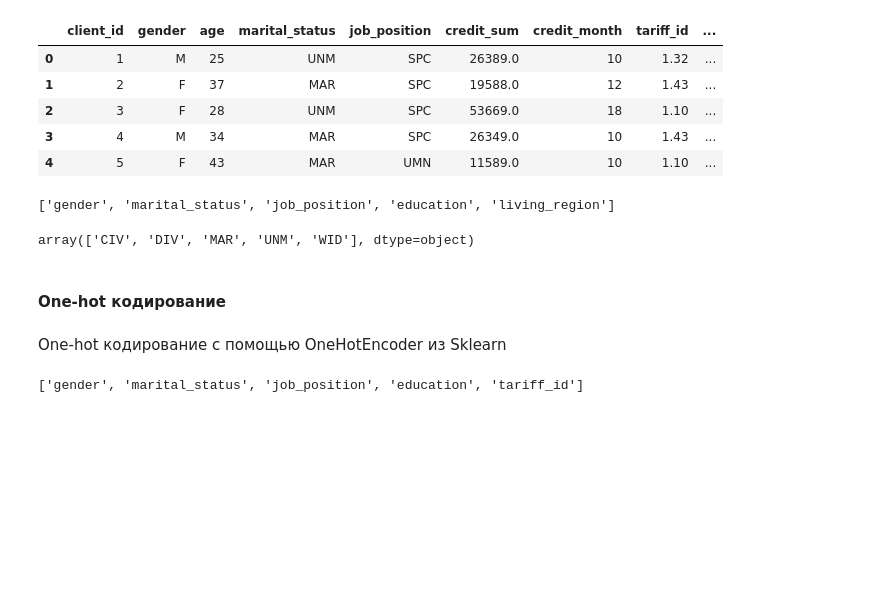
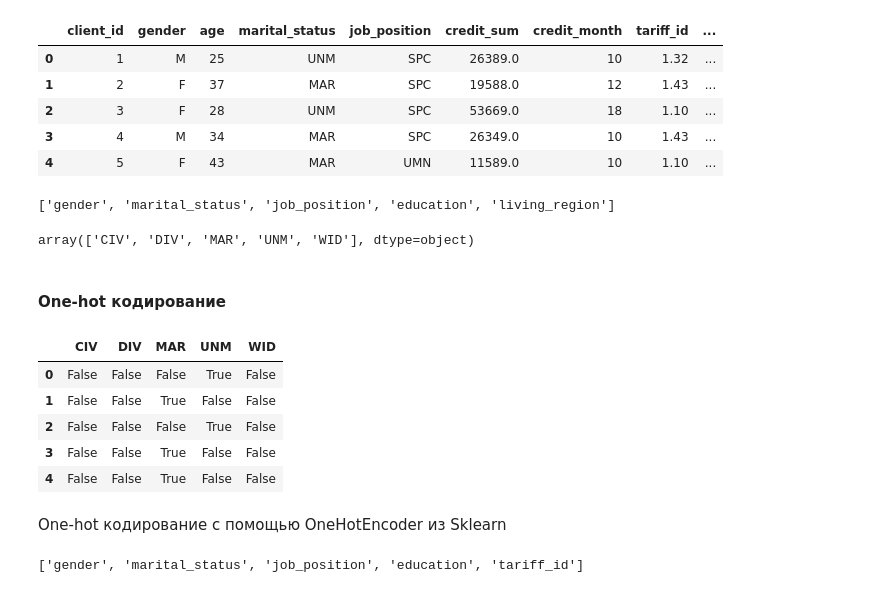
Before and after one commit to DaryaGudkova/credit, a Jupyter notebook: feature_engineering.ipynb, the cells around one changed output. Drawn from its saved outputs; the diff is of its cells as text; code cells hidden in the pictures; blank space fills up the shorter version.

```diff
--- a/feature_engineering.ipynb
+++ b/feature_engineering.ipynb
@@ -248,6 +248,8 @@ numeric_columns
  'monthly_income',
  'credit_count',
  'overdue_credit_count']
+# %%
+numeric_columns.remove("tariff_id")
 # %%
 len(numeric_columns)
 # %% [output]
@@ -257,7 +259,7 @@ from sklearn.impute import KNNImputer
 
 knn_imputer = KNNImputer(n_neighbors=2)
 knn_imputer.fit(train_data[numeric_columns])
-transformed_overdue_credit_count = knn_imputer.transform(train_data[numeric_columns])[:, 8] #берем 8ую колонку, остальные тоже могли бы заполнить, но не будем
+transformed_overdue_credit_count = knn_imputer.transform(train_data[numeric_columns])
 train_data['overdue_credit_count'] = transformed_overdue_credit_count
 # %%
 train_data['overdue_credit_count'].isna().any()
@@ -292,8 +294,15 @@ array(['CIV', 'DIV', 'MAR', 'UNM', 'WID'], dtype=object)
 # %% [markdown]
 #### One-hot кодирование
 # %%
-# dummy_features = pd.get_dummies(train_data['marital_status'])
-# dummy_features.head()
+dummy_features = pd.get_dummies(train_data['marital_status'])
+dummy_features.head()
+# %% [output]
+|  | CIV | DIV | MAR | UNM | WID |
+| 0 | False | False | False | True | False |
+| 1 | False | False | True | False | False |
+| 2 | False | False | False | True | False |
+| 3 | False | False | True | False | False |
+| 4 | False | False | True | False | False |
 # %% [markdown]
 One-hot кодирование с помощью OneHotEncoder из Sklearn
 # %%
```
Also changed, not shown: parts of 23 cells of this notebook, 7 other files.
